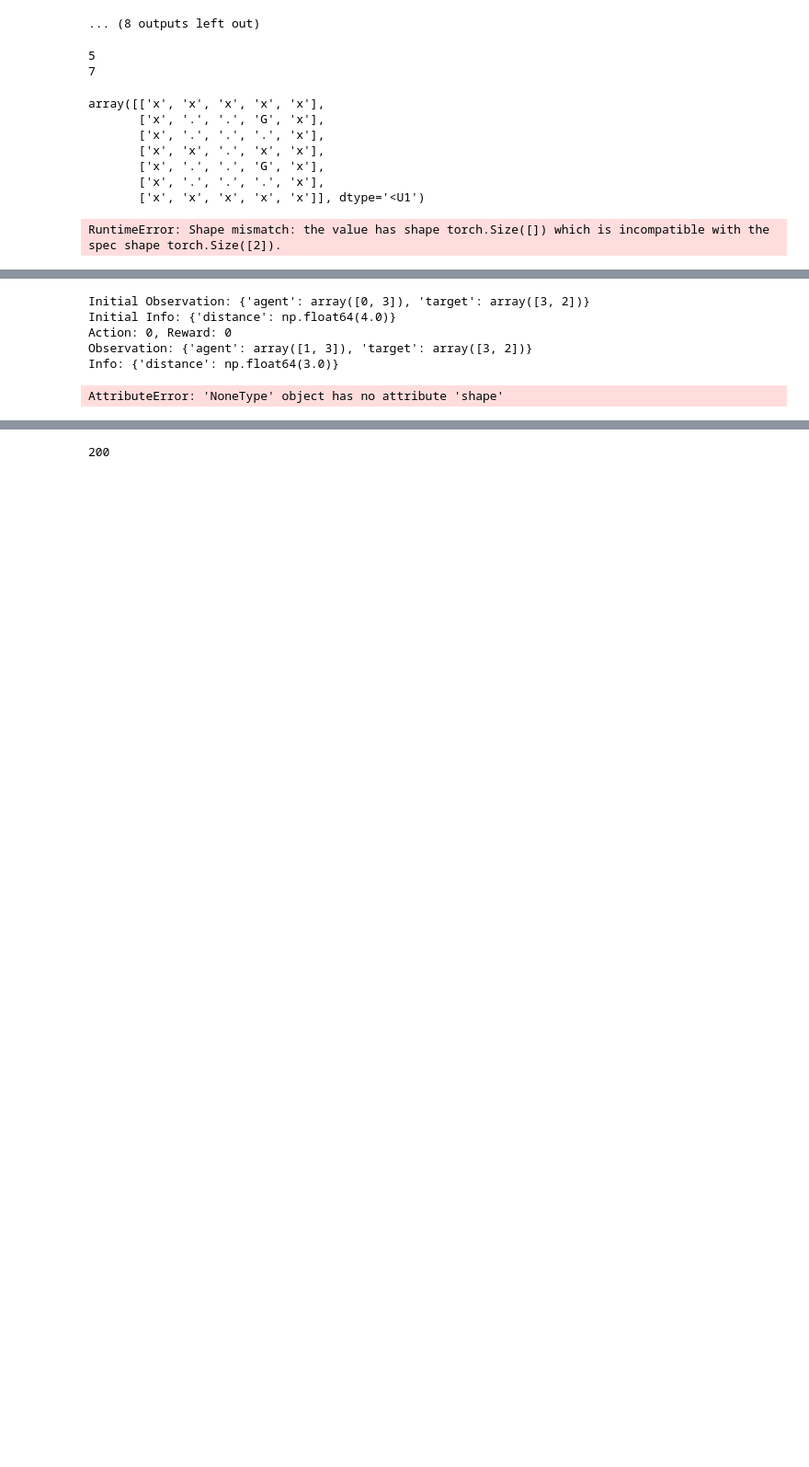
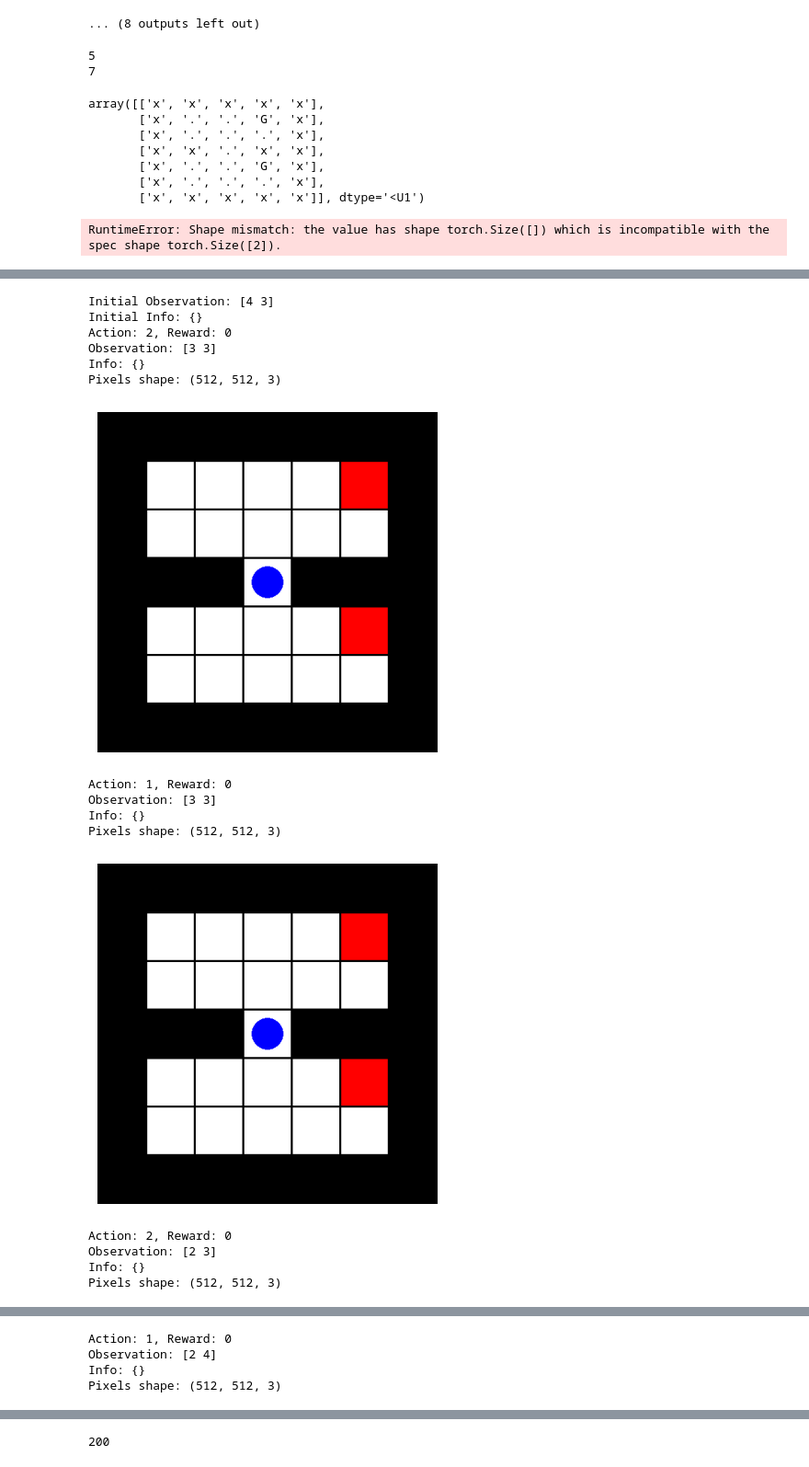
Before and after one commit to ZosoV/final_project, a Jupyter notebook: sandbox_notebook.ipynb, the cells around one changed output, grey strips where cells are left out. Shown at 92% size. Cells and saved outputs as stored; diff of their text form; code cells hidden in the pictures; blank space fills up the shorter version.

```diff
--- a/sandbox_notebook.ipynb
+++ b/sandbox_notebook.ipynb
@@ -867,33 +919,51 @@ Number of actions: 4
 # %%
-# # Check GridWorldEnv
-# env = gym.make("GridWorldEnv-v0")
+# Check GridWorldEnv
+env = gym.make("GridWorldEnv-v0", render_mode="rgb_array", grid_file='custom_envs/grid_envs/grid_world2.txt')
 
-# # Reset the environment
-# observation, info = env.reset(seed=42)
-# print("Initial Observation:", observation)
-# print("Initial Info:", info)
+# Reset the environment
+observation, info = env.reset(seed=42)
+print("Initial Observation:", observation)
+print("Initial Info:", info)
 
-# # Step through the environment
+# Step through the environment
 
-# for _ in range(10):
-#     # Random action
-#     action = np.random.randint(env.action_space.n)
-#     observation, reward, terminated, truncated, info = env.step(action)
+for _ in range(10):
+    # Random action
+    action = np.random.randint(env.action_space.n)
+    observation, reward, terminated, truncated, info = env.step(action)
 
-#     print(f"Action: {action}, Reward: {reward}")
-#     print(f"Observation: {observation}")
-#     print(f"Info: {info}")
+    print(f"Action: {action}, Reward: {reward}")
+    print(f"Observation: {observation}")
+    print(f"Info: {info}")
 
-#     # Render the environment
-#     pixels = env.render()
-#     print(f"Pixels shape: {pixels.shape}")
+    # Render the environment
+    pixels = env.render()
+    print(f"Pixels shape: {pixels.shape}")
+    plt.imshow(pixels)
+    plt.axis('off')
+    plt.show()
 
-#     if terminated or truncated:
-#         observation, info = env.reset()
+    if terminated or truncated:
+        observation, info = env.reset()
+
+# Action 0: Down
+# Action 1: Right
+# Action 2: Up
+# Action 3: Left
 # %% [output]
-Initial Observation: {'agent': array([0, 3]), 'target': array([3, 2])}
-Initial Info: {'distance': np.float64(4.0)}
-Action: 0, Reward: 0
-Observation: {'agent': array([1, 3]), 'target': array([3, 2])}
-Info: {'distance': np.float64(3.0)}
+Initial Observation: [4 3]
+Initial Info: {}
+Action: 2, Reward: 0
+Observation: [3 3]
+Info: {}
+Pixels shape: (512, 512, 3)
+[figure, added]
-AttributeError: 'NoneType' object has no attribute 'shape'
+Action: 1, Reward: 0
+Observation: [3 3]
+Info: {}
+Pixels shape: (512, 512, 3)
+[figure, added]
+Action: 2, Reward: 0
+Observation: [2 3]
+Info: {}
+Pixels shape: (512, 512, 3)
@@ -899,0 +971,4 @@ AttributeError: 'NoneType' object has no attribute 'shape'
+Action: 1, Reward: 0
+Observation: [2 4]
+Info: {}
+Pixels shape: (512, 512, 3)
```
Also changed, not shown: parts of 10 cells of this notebook.
